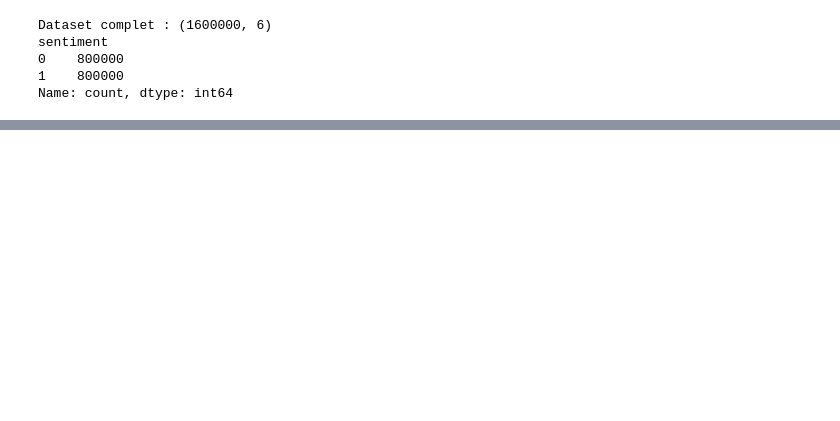
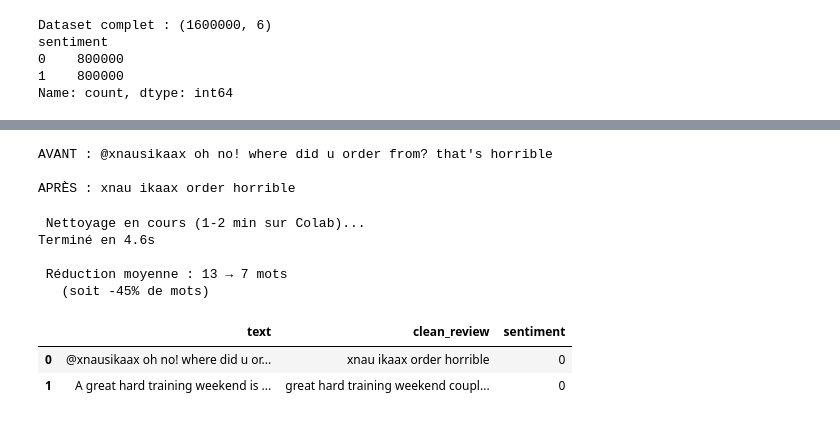
Before and after one commit to amanilayouni/Amani_Karam_Ryma_arene_ml, a Jupyter notebook: Projet.ipynb, the cells around one changed output, grey strips where cells are left out. Cells and saved outputs as stored; diff of their text form; code cells hidden in the pictures; blank space fills up the shorter version.

```diff
--- a/Projet.ipynb
+++ b/Projet.ipynb
@@ -130,0 +204,62 @@ df.head(3)
+# %%
+# Cellule 6 — Fonction de nettoyage du texte
+
+# Configuration
+STOPWORDS = set(stopwords.words('english'))
+# On garde les négations — elles portent du sentiment !
+STOPWORDS -= {'no','not','nor','never','nothing','wasn','isn','won'}
+lemmatizer = WordNetLemmatizer()
+
+def nettoyer_texte(texte):
+    """Nettoie un avis en 6 étapes."""
+    # Étape 1 : minuscules
+    texte = str(texte).lower()
+    # Étape 2 : suppression des balises HTML (<br />, etc.)
+    texte = re.sub(r'<[^>]+>', ' ', texte)
+    # Étape 3 : suppression ponctuation et chiffres
+    texte = re.sub(r'[^a-zs]', ' ', texte)
+    # Étape 4 : suppression espaces multiples
+    texte = re.sub(r's+', ' ', texte).strip()
+    # Étape 5 : tokenisation + suppression stopwords
+    tokens = [t for t in texte.split() if t not in STOPWORDS and len(t) > 2]
+    # Étape 6 : lemmatisation (runs → run, better → good)
+    tokens = [lemmatizer.lemmatize(t) for t in tokens]
+    return ' '.join(tokens)
+
+# Test visuel avant / après
+exemple = df['text'].iloc[0]
+print("AVANT :", exemple[:200])
+print("\nAPRÈS :", nettoyer_texte(exemple)[:200])
+# %% [output]
+AVANT : @xnausikaax oh no! where did u order from? that's horrible
+
+APRÈS : xnau ikaax order horrible
+# %%
+# Cellule 7 — Application du preprocessing sur tout le dataset
+
+print(" Nettoyage en cours (1-2 min sur Colab)...")
+t0 = time.time()
+
+df['clean_review'] = df['text'].apply(nettoyer_texte)
+
+elapsed = time.time() - t0
+print(f"Terminé en {elapsed:.1f}s")
+
+# Vérification : longueur avant / après
+df['mots_avant'] = df['text'].str.split().str.len()
+df['mots_apres'] = df['clean_review'].str.split().str.len()
+
+print(f"\n Réduction moyenne : {df['mots_avant'].mean():.0f} → {df['mots_apres'].mean():.0f} mots")
+print(f"   (soit -{(1 - df['mots_apres'].mean()/df['mots_avant'].mean())*100:.0f}% de mots)")
+
+# Aperçu
+df[['text', 'clean_review', 'sentiment']].head(2)
+# %% [output]
+ Nettoyage en cours (1-2 min sur Colab)...
+Terminé en 4.6s
+
+ Réduction moyenne : 13 → 7 mots
+   (soit -45% de mots)
+|  | text | clean_review | sentiment |
+| 0 | @xnausikaax oh no! where did u or... | xnau ikaax order horrible | 0 |
+| 1 | A great hard training weekend is ... | great hard training weekend coupl... | 0 |
```
Also changed, not shown: parts of 5 cells of this notebook.
